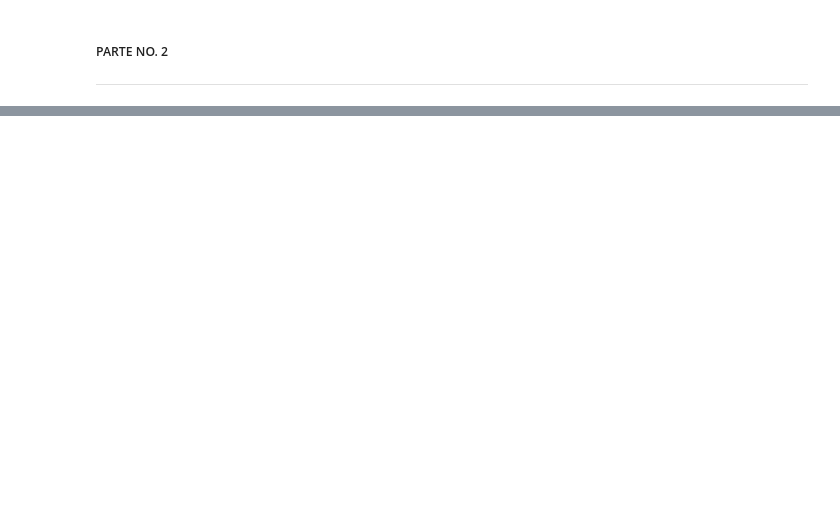
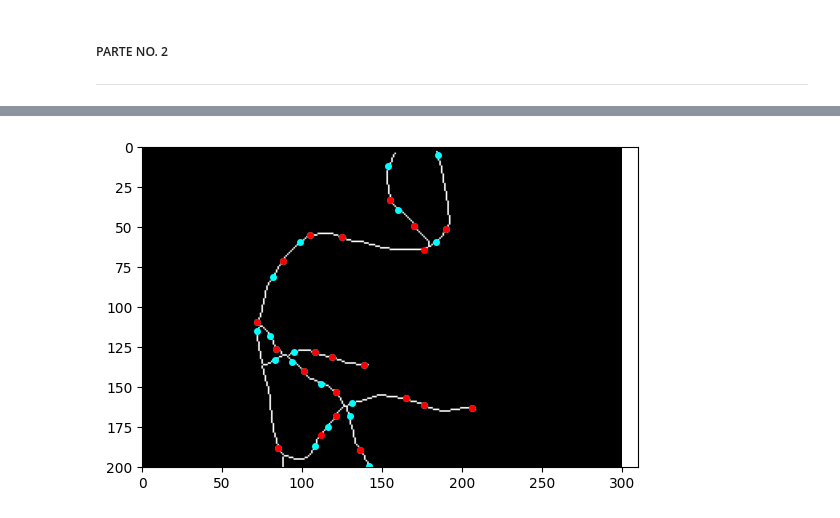
Before and after one commit to Paola-Contreras/Proyecto1-VC, a Jupyter notebook: proyecto_parte2.ipynb, the cells around one changed output, grey strips where cells are left out. Saved outputs shown, nothing was run; the diff lists cells and outputs as text; code cells hidden in the pictures; blank space fills up the shorter version.

```diff
--- a/proyecto_parte2.ipynb
+++ b/proyecto_parte2.ipynb
@@ -37,0 +70,23 @@ plt.imshow(T, cmap='gray')
+# %%
+from skimage.feature import corner_peaks, corner_fast
+
+
+def draw_nodes(image):
+    corner_image = corner_fast(image)
+    coords = corner_peaks(corner_image, min_distance=10, threshold_rel=0.1)
+    return coords, corner_image
+
+coords_2, corner_img = draw_nodes(skel)
+
+fig, ax = plt.subplots()
+ax.imshow(skel, cmap=plt.cm.gray)
+ax.plot(coords[:, 1], coords[:, 0], color='cyan', marker='o',
+        linestyle='None', markersize=4)
+
+ax.plot(coords_2[:, 1], coords_2[:, 0], color='red', marker='o',
+        linestyle='None', markersize=4)
+# ax.plot(coords_subpix[:, 1], coords_subpix[:, 0], '+r', markersize=15)
+ax.axis((0, 310, 200, 0))
+plt.show()
+# %% [output]
+[figure, added]
```
Also changed, not shown: parts of 5 cells of this notebook.
